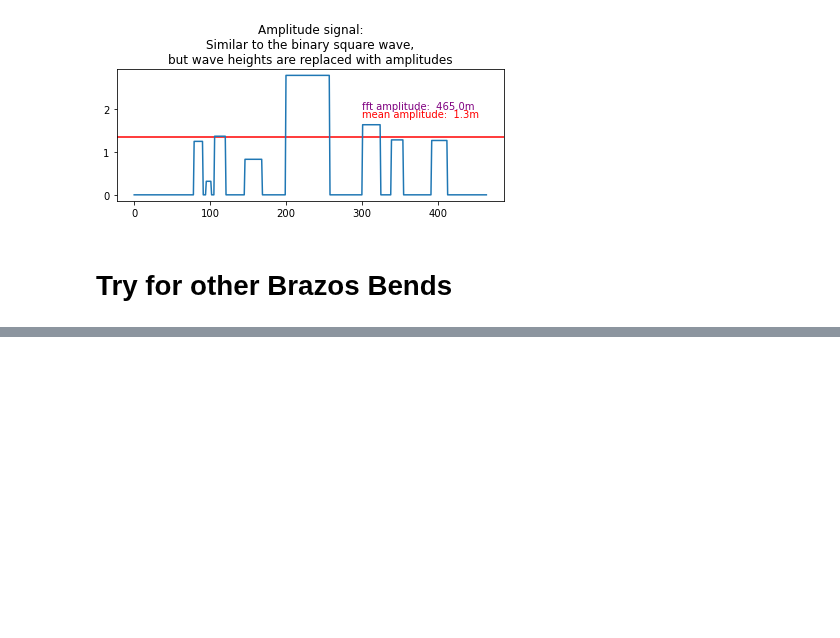
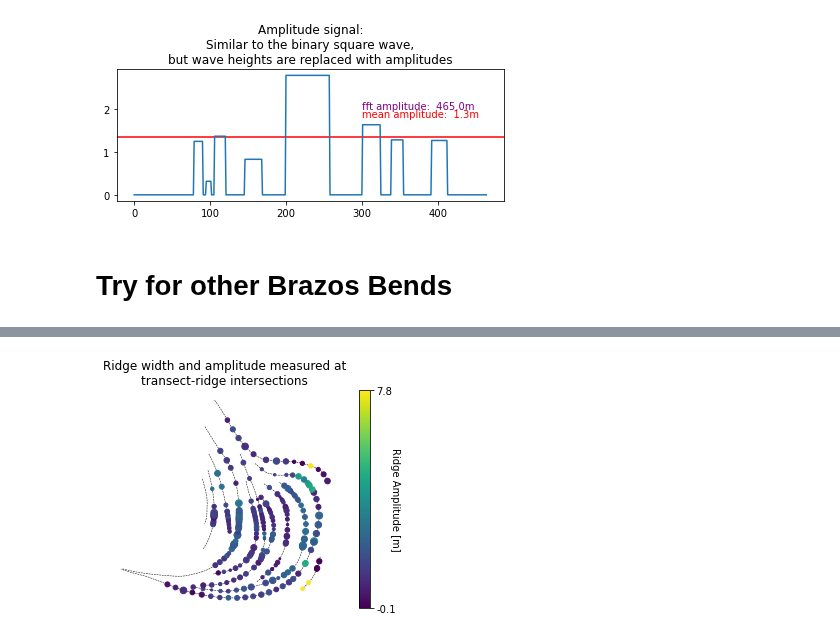
Before and after one commit to tamu-edu/scrollstats, a Jupyter notebook: RidgeMetricDevelopment.ipynb, the cells around one changed output, grey strips where cells are left out. Cells and saved outputs as stored; diff of their text form; code cells hidden in the pictures; blank space fills up the shorter version.

Commit message:
confirmed that changes work on all bends

```diff
--- a/RidgeMetricDevelopment.ipynb
+++ b/RidgeMetricDevelopment.ipynb
@@ -306,0 +304,15 @@ memory usage: 82.1+ KB
+# %%
+bend_id = "LBR_029"
+dem = rasterio.open("/Users/avan/FLUD/BrazosScrolls/data/raster/dem/sb_1_029_clip.tif")
+bin_raster = rasterio.open("/Users/avan/FLUD/BrazosScrolls/data/r10/agreement-clip-denoise/sb_1_029_agreement_45px_binclass_clip_dn_Buff100m_SmFt500m_ET80p.tif")
+
+local_crs = ":".join(dem.crs.to_authority())
+
+transects = gpd.GeoDataFrame.from_postgis(f"SELECT * FROM transects WHERE bend_id='{bend_id}'", engine, geom_col="geometry").to_crs(local_crs)
+ridges = gpd.GeoDataFrame.from_postgis(f"SELECT * FROM ridges WHERE bend_id='{bend_id}'", engine, geom_col="geometry").to_crs(local_crs)
+# %%
+with warnings.catch_warnings():
+    warnings.simplefilter("ignore", ShapelyDeprecationWarning)
+    rich_transects, itx = calculate_ridge_metrics(transects, bin_raster, dem, ridges)
+
+rich_transects.head()
@@ -306,0 +344,17 @@ memory usage: 82.1+ KB
+# %%
+fig, ax = plt.subplots(1,1, figsize=(7,4))
+
+itx.plot(ax=ax, column="ridge_amp", markersize="ridge_width", legend=True)
+ridges.plot(ax=ax, color="k", ls="--", lw=0.5, zorder=0)
+
+cbar = fig.axes[1]
+min_max = itx["ridge_amp"].quantile([0,1])
+cbar.set_yticks(min_max, labels = np.round(min_max, 1))
+
+cbar.set_ylabel("Ridge Amplitude [m]", rotation=270)
+
+ax.set_title("Ridge width and amplitude measured at\ntransect-ridge intersections")
+ax.set_axis_off()
+# plt.savefig("/Users/avan/FLUD/BrazosScrolls/figures/WidthAndAmpAtItx_newmethod.png", dpi=300)
+# %% [output]
+[figure, added]
```
Also changed, not shown: parts of 15 cells of this notebook, 1 other file.
